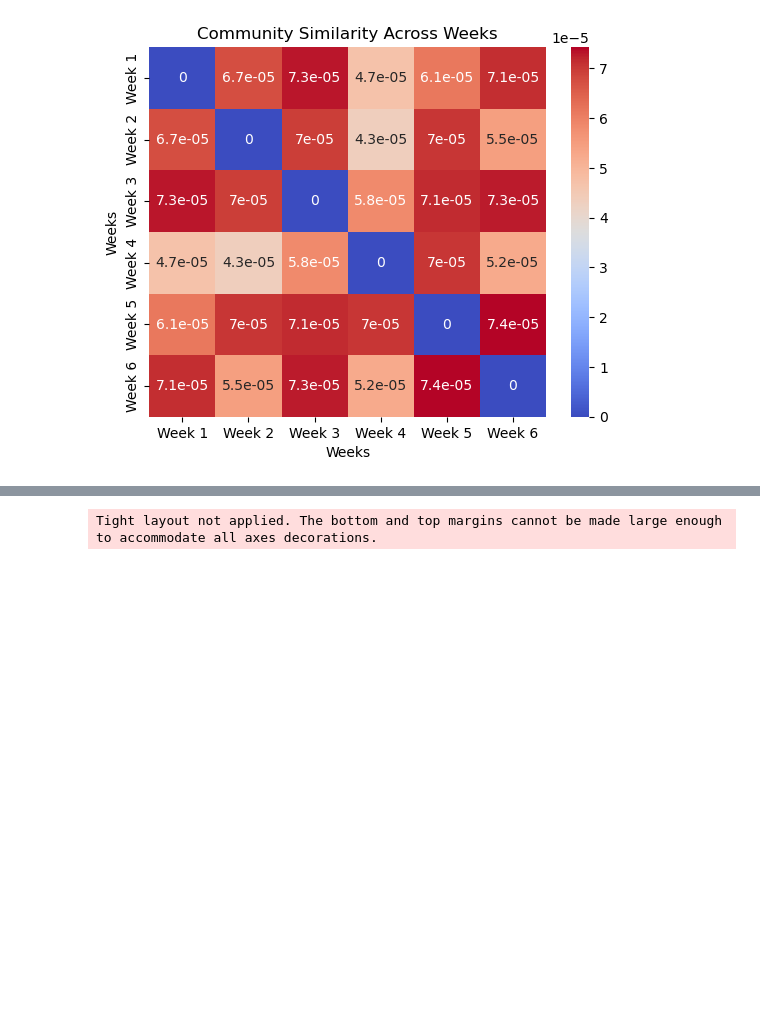
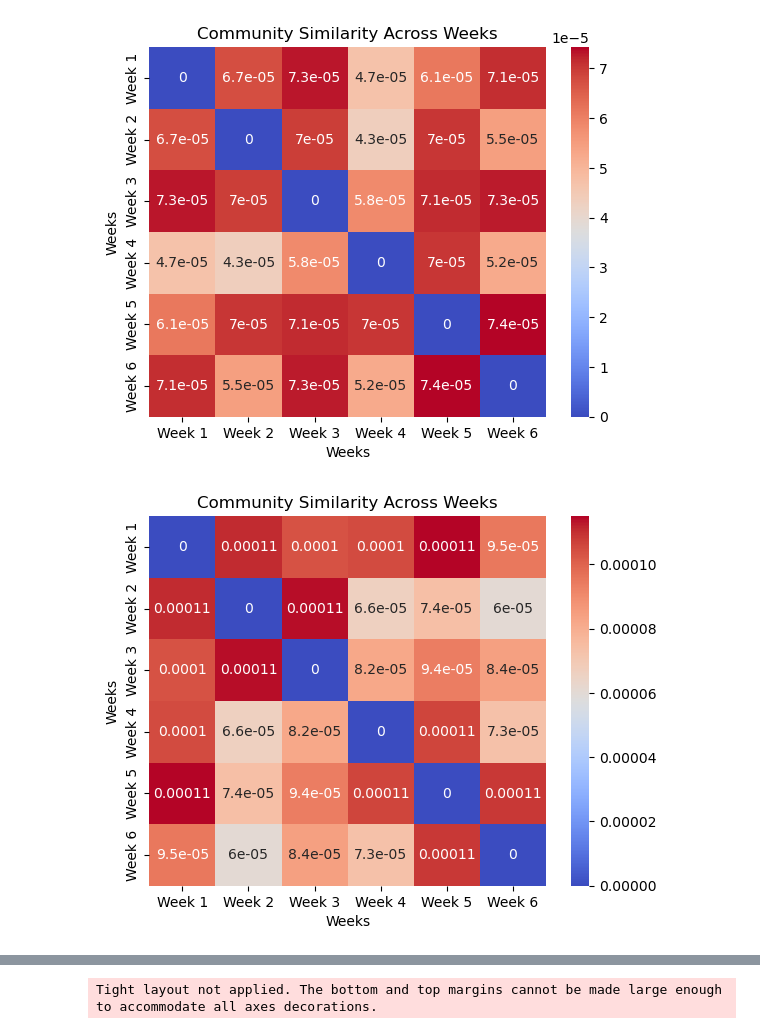
Before and after one commit to AnushkaAmte/Community_Detection_Twitter, a Jupyter notebook: visulization.ipynb, the cells around one changed output, grey strips where cells are left out. Drawn from its saved outputs; the diff is of its cells as text; code cells hidden in the pictures; blank space fills up the shorter version.

```diff
--- a/visulization.ipynb
+++ b/visulization.ipynb
@@ -170,3 +170,16 @@ Pandas requires version '1.3.6' or newer of 'bottleneck' (version '1.3.5' curren
 plot_similarity_heatmap(communities)
 # %% [output]
 [figure]
+# %%
+w1_spectral = json_to_dict('spectral_clustering\week_1_clusters.json')
+w2_spectral = json_to_dict('spectral_clustering\week_2_clusters.json')
+w3_spectral = json_to_dict('spectral_clustering\week_3_clusters.json')
+w4_spectral = json_to_dict('spectral_clustering\week_4_clusters.json')
+w5_spectral = json_to_dict('spectral_clustering\week_5_clusters.json')
+w6_spectral = json_to_dict('spectral_clustering\week_6_clusters.json')
+# %%
+spectral_comm = [w1_spectral, w2_spectral, w3_spectral, w4_spectral, w5_spectral, w6_spectral]
+plot_similarity_heatmap(spectral_comm)
+#1->2->5
+# %% [output]
+[figure, added]
```
Also changed, not shown: parts of 24 cells of this notebook.
